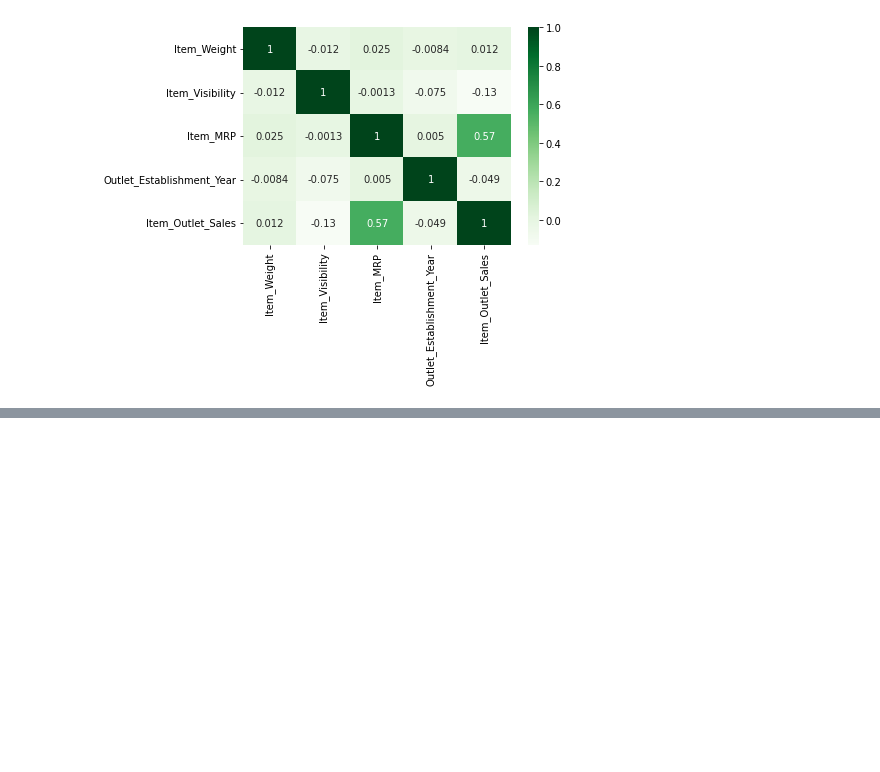
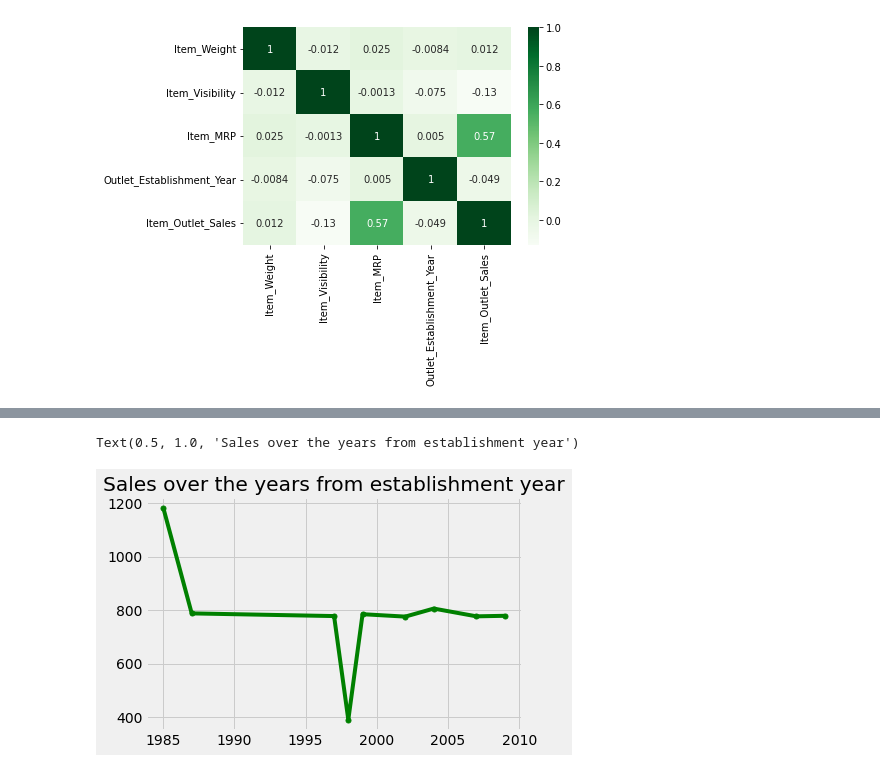
Before and after one commit to rimchristian/sales-prediction, a Jupyter notebook: Sales_Prediction.ipynb, the cells around one changed output, grey strips where cells are left out. Cells and saved outputs as stored; diff of their text form; code cells hidden in the pictures; blank space fills up the shorter version.

```diff
--- a/Sales_Prediction.ipynb
+++ b/Sales_Prediction.ipynb
@@ -341,0 +420,11 @@ plt.show()
+# %%
+import matplotlib.pyplot as plt
+
+beg_year = df.groupby(['Outlet_Establishment_Year'])['Item_Outlet_Sales'].nunique()
+beg_year
+
+uniqueYears = list(beg_year.index)
+uniqueYears
+
+numYears = list(beg_year.values)
+numYears
@@ -341,0 +437,8 @@ plt.show()
+# %%
+# creating a line chart to display the over the years sales for all the stores
+plt.style.use('fivethirtyeight')
+plt.plot(uniqueYears,numYears, marker='.', markersize=10,c='g')
+plt.title('Sales over the years from establishment year')
+# %% [output]
+Text(0.5, 1.0, 'Sales over the years from establishment year')
+[figure, added]
```
Also changed, not shown: parts of 19 cells of this notebook.
